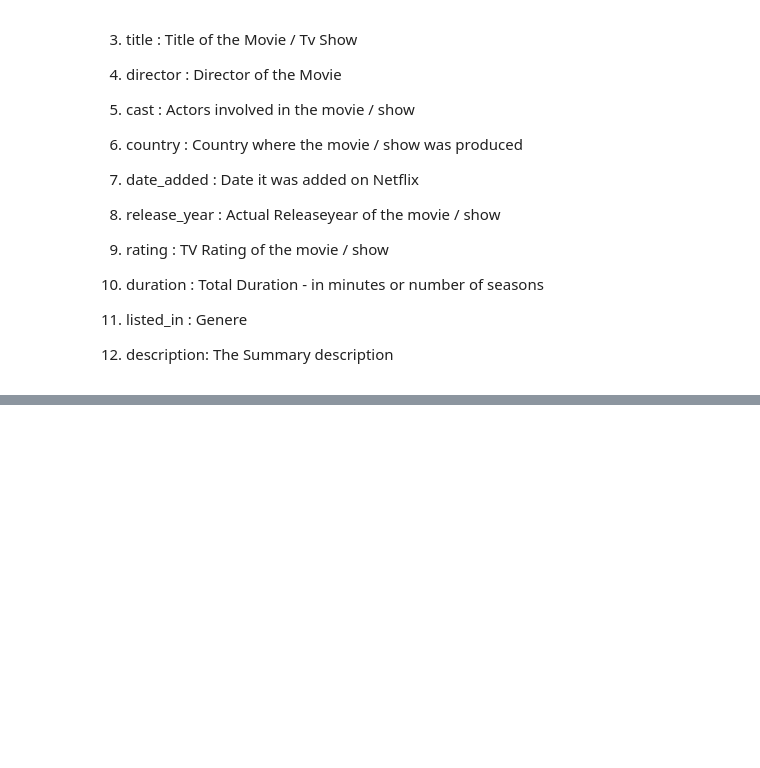
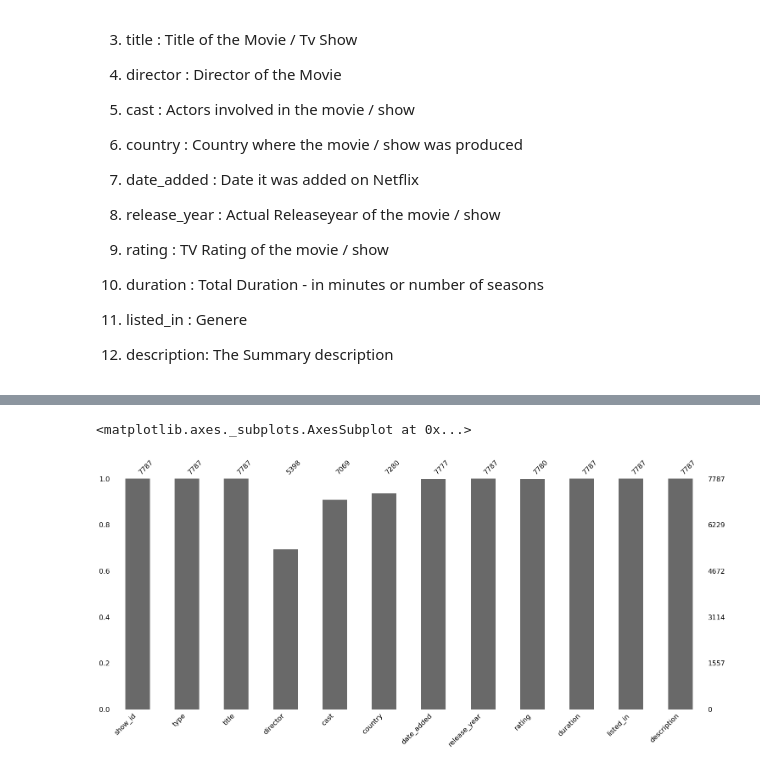
Before and after one commit to ajitpadole/-Netflix-Movies-and-TV-Shows-Clustering, a Jupyter notebook: NETFLIX_MOVIES_AND_TV_SHOWS_CLUSTERING.ipynb, the cells around one changed output, grey strips where cells are left out. Saved outputs shown, nothing was run; the diff lists cells and outputs as text; code cells hidden in the pictures; blank space fills up the shorter version.

```diff
--- a/NETFLIX_MOVIES_AND_TV_SHOWS_CLUSTERING.ipynb
+++ b/NETFLIX_MOVIES_AND_TV_SHOWS_CLUSTERING.ipynb
@@ -44,0 +165,5 @@ Integrating this dataset with other external datasets such as IMDB ratings, rott
+# %%
+msno.bar(df)
+# %% [output]
+<matplotlib.axes._subplots.AxesSubplot at 0x...>
+[figure, added]
```
Also changed, not shown: parts of 16 cells of this notebook.
